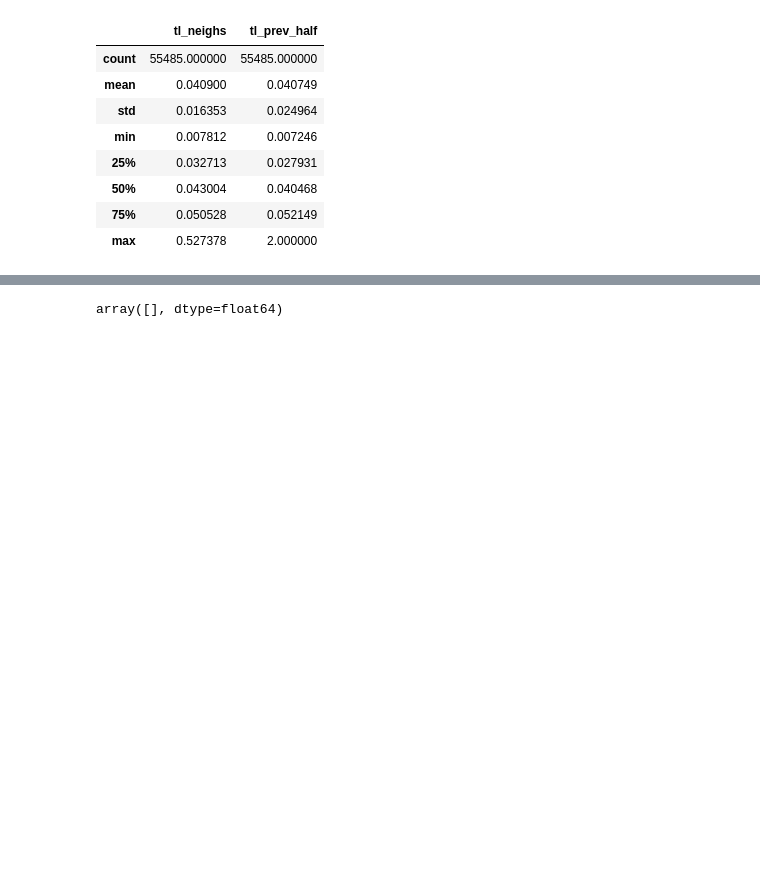
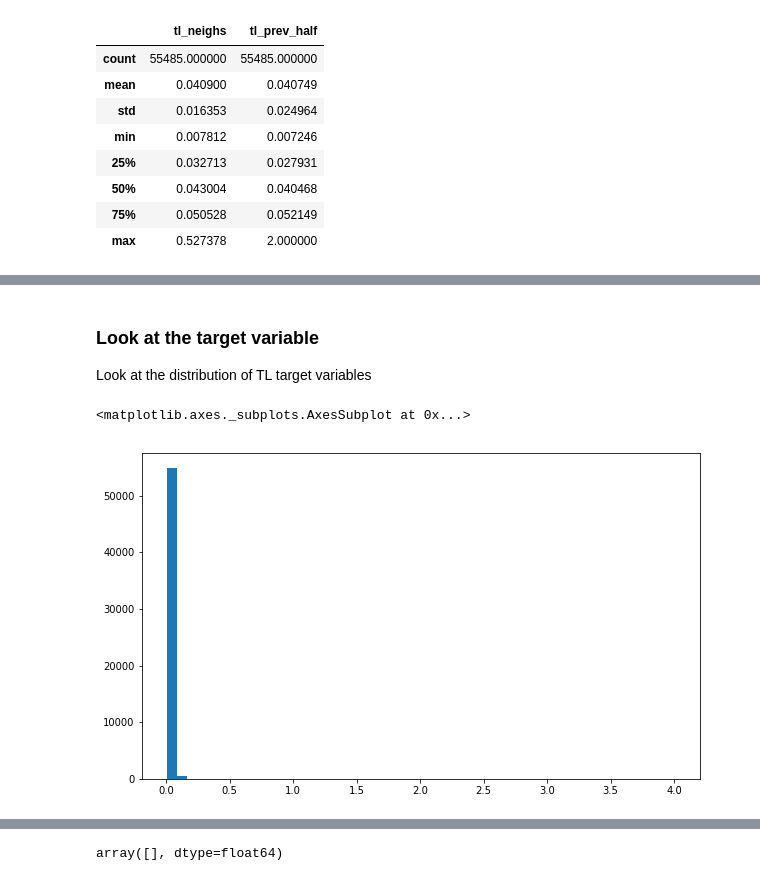
Before and after one commit to Vem-Solutions-spa/dataset_vem_5t_traffic_analysis, a Jupyter notebook: 02_Exploratory_analysis.ipynb, the cells around one changed output, grey strips where cells are left out. Cells and saved outputs as stored; diff of their text form; code cells hidden in the pictures; blank space fills up the shorter version.

```diff
--- a/02_Exploratory_analysis.ipynb
+++ b/02_Exploratory_analysis.ipynb
@@ -939 +787,9 @@ dataset[['tl_neighs', 'tl_prev_half']].describe()
+# %% [markdown]
+### Look at the target variable
+Look at the distribution of TL target variables
+# %%
+dataset.TL.hist(bins=50, grid=False, figsize=(10, 6))
+# %% [output]
+<matplotlib.axes._subplots.AxesSubplot at 0x...>
+[figure, added]
 # %%
```
Also changed, not shown: parts of 80 cells of this notebook, 1 other file.
